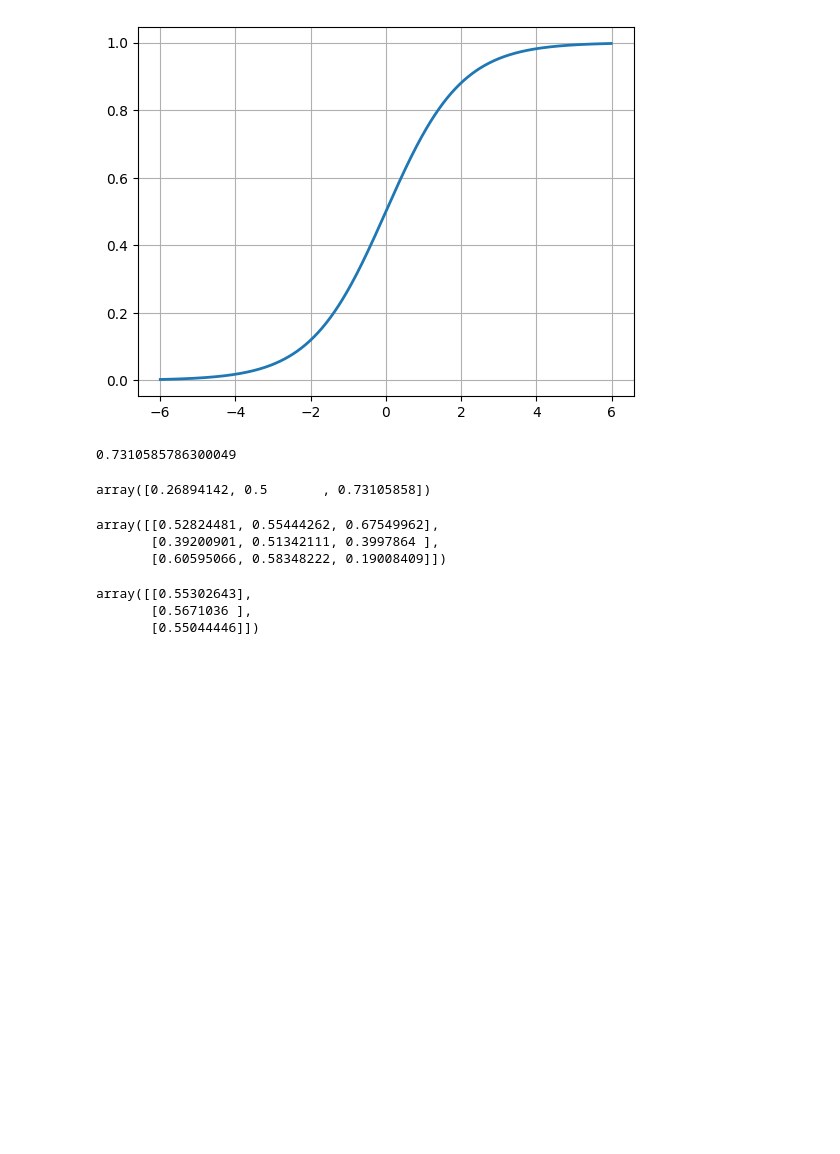
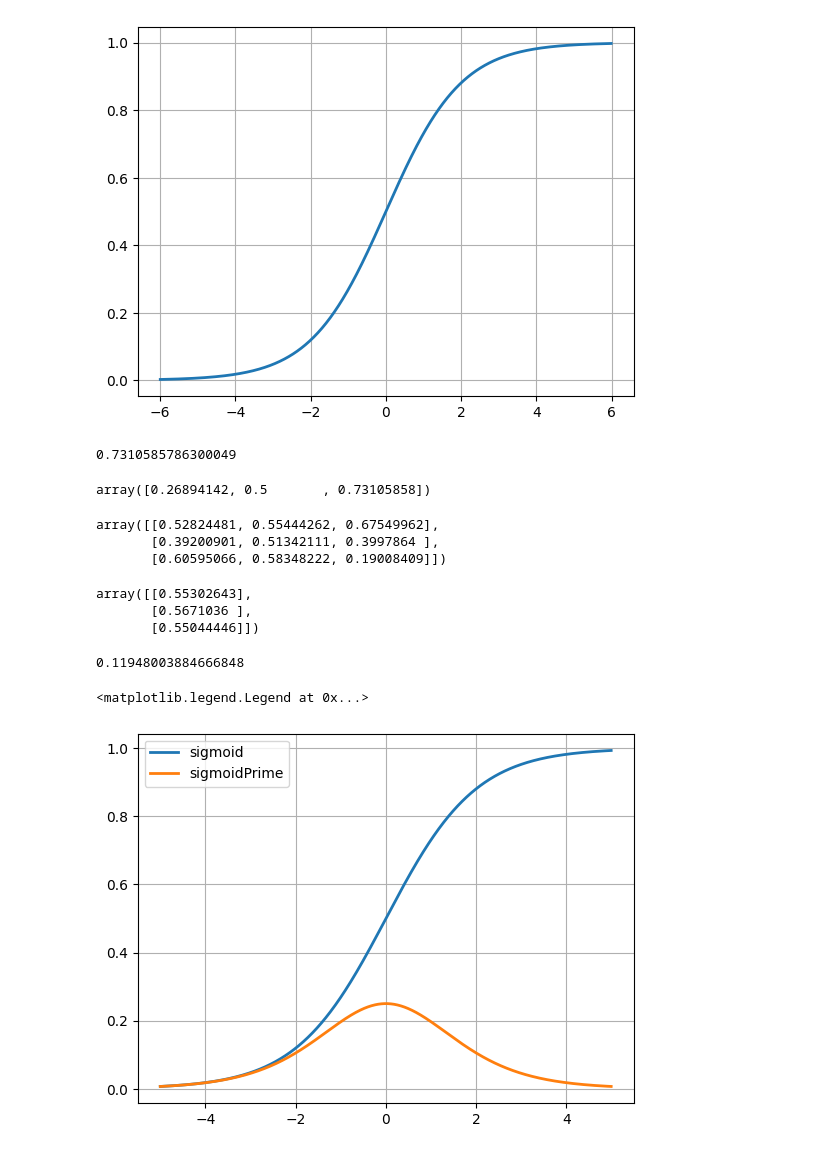
Before and after one commit to buyan-kh/learning-machine-learning, a Jupyter notebook: Neural Network from scratch.ipynb, the cells around one changed output. Saved outputs shown, nothing was run; the diff lists cells and outputs as text; code cells hidden in the pictures; blank space fills up the shorter version.

```diff
--- a/Neural Network from scratch.ipynb
+++ b/Neural Network from scratch.ipynb
@@ -60,3 +69,21 @@ yHat
 array([[0.55302643],
        [0.5671036 ],
        [0.55044446]])
+# %%
+NN.W1[0, 0] = 1.1
+yHat = NN.forward(X)
+np.sum(0.5 * (y - yHat) ** 2)
+# %% [output]
+0.11948003884666848
+# %%
+def sigmoidPrime(z):
+    return np.exp(-z) / ((1 + np.exp(-z)) ** 2)
+# %%
+testValues = np.arange(-5, 5, 0.01)
+plt.plot(testValues, sigmoid(testValues), linewidth = 2)
+plt.plot(testValues, sigmoidPrime(testValues), linewidth = 2)
+plt.grid(1)
+plt.legend(['sigmoid', 'sigmoidPrime'])
+# %% [output]
+<matplotlib.legend.Legend at 0x...>
+[figure, added]
```
Also changed, not shown: parts of 3 cells of this notebook, 1 other file.
